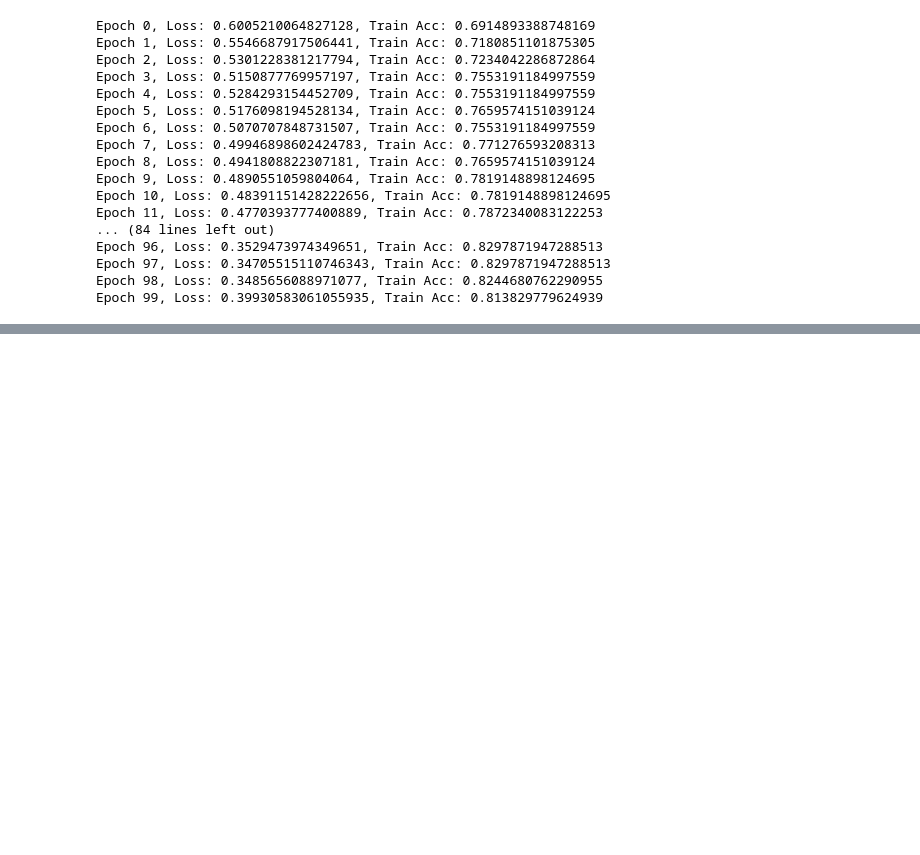
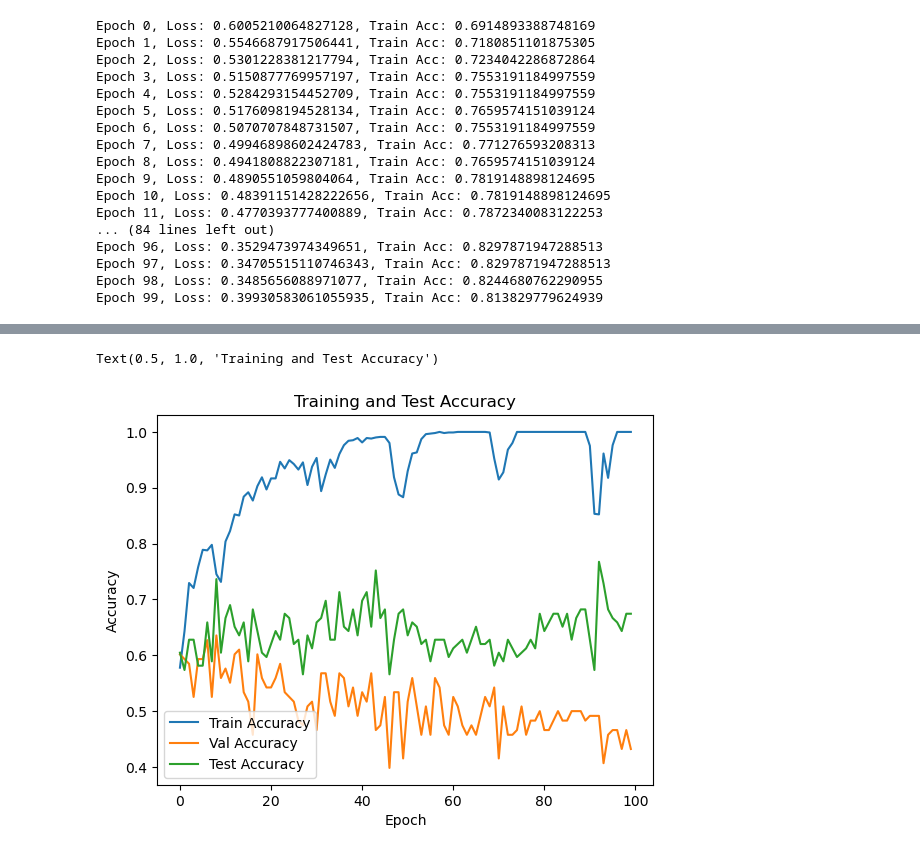
Before and after one commit to Purkinje-cell/BulkPheno, a Jupyter notebook: scripts/TNBC.ipynb, the cells around one changed output, grey strips where cells are left out. Cells and saved outputs as stored; diff of their text form; code cells hidden in the pictures; blank space fills up the shorter version.

```diff
--- a/scripts/TNBC.ipynb
+++ b/scripts/TNBC.ipynb
@@ -496,12 +588,13 @@ Epoch 98, Loss: 0.3485656088971077, Train Acc: 0.8244680762290955
 Epoch 99, Loss: 0.39930583061055935, Train Acc: 0.813829779624939
 # %%
 from model import BaselineGNN
-from sklearn.metrics import roc_auc_score
+from sklearn.metrics import roc_auc_score, f1_score
 from torch_geometric.data import DataLoader
-train_dataset = GraphDataset(root='..', adata_dir='../data/TNBC_adata', label_dir='../data/TNBC_raw/train_labels.csv')
-test_dataset = GraphDataset(root='..', adata_dir='../data/TNBC_adata', label_dir='../data/TNBC_raw/test_labels.csv', training=False)
+# train_dataset = GraphDataset(root='..', adata_dir='../data/TNBC_adata', label_dir='../data/TNBC_raw/train_labels.csv')
+# test_dataset = GraphDataset(root='..', adata_dir='../data/TNBC_adata', label_dir='../data/TNBC_raw/test_labels.csv', training=False)
 
 train_loader = DataLoader(train_dataset, batch_size=16, shuffle=True)
+val_loader = DataLoader(val_dataset, batch_size=16, shuffle=False)
 test_loader = DataLoader(test_dataset, batch_size=16, shuffle=False)
 device = torch.device('cuda' if torch.cuda.is_available() else 'cpu')
 model = BaselineGNN(gcn_first=16, gcn_second=16, fc_1=32, fc_2=2, cls_hidden=32, number_of_features=37)
@@ -513,14 +606,24 @@ optimizer = torch.optim.Adam(model.parameters(), lr=1e-3, weight_decay=1e-5)
 # train_loader = DataLoader(train_dataset, batch_size=8, shuffle=True)
 # test_loader = DataLoader(test_dataset, batch_size=8, shuffle=False)
 train_accs = []
+val_accs = []
 test_accs = []
+train_losses = []
+val_losses = []
+test_losses = []
+train_f1s = []
+val_f1s = []
+test_f1s = []
 for epoch in range(100):  # Example: 100 epochs
     model.train()
     total_loss = 0
     train_acc_num = 0
+    val_acc_num = 0
     test_acc_num = 0
     train_label = []
     train_probs = []
+    val_label = []
+    val_probs = []
     test_label = []
     test_probs = []
     for data in train_loader:
@@ -535,15 +638,31 @@ for epoch in range(100):  # Example: 100 epochs
         train_label.extend(data.y.cpu().numpy())
         train_probs.extend(probs)
     print('Train AUC:', roc_auc_score(train_label, train_probs))
+    print('Train F1: ', f1_score(train_label, np.array(train_probs) > 0.5))
+    train_f1s.append(f1_score(train_label, np.array(train_probs) > 0.5))
     train_acc = train_acc_num / len(train_dataset)
+    for data in val_loader:
+        data = data.to(device)
+        _, loss, correct_num, probs = model(data)
+        val_acc_num += correct_num
+        probs = probs.cpu().detach().numpy()[:, 1]
+        val_probs.extend(probs)
+        val_label.extend(data.y.cpu().numpy())
+    print('Val AUC:', roc_auc_score(val_label, val_probs))
+    print('Val F1: ', f1_score(val_label, np.array(val_probs) > 0.5))
+    val_f1s.append(f1_score(val_label, np.array(val_probs) > 0.5))
+    val_acc = val_acc_num / len(val_dataset)
+    val_accs.append(val_acc)
     for data in test_loader:
         data = data.to(device)
-        _, _, correct_num, probs = model(data)
+        _, loss, correct_num, probs = model(data)
         test_acc_num += correct_num
         probs = probs.cpu().detach().numpy()[:, 1]
         test_probs.extend(probs)
         test_label.extend(data.y.cpu().numpy())
     print('Test AUC:', roc_auc_score(test_label, test_probs))
+    print('Test F1: ', f1_score(test_label, np.array(test_probs) > 0.5))
+    test_f1s.append(f1_score(test_label, np.array(test_probs) > 0.5))
     test_acc = test_acc_num / len(test_dataset)
     train_accs.append(train_acc)
     test_accs.append(test_acc)
@@ -568,0 +688,13 @@ Epoch 99, Loss: 0.002805659229284891, Train Acc: 0.9875621795654297, Test Acc: 0
+# %%
+train_accs = [x.item() for x in train_accs]
+val_accs = [x.item() for x in val_accs]
+test_accs = [x.item() for x in test_accs]
+sns.lineplot(x=range(len(train_accs)), y=train_accs, label='Train Accuracy')
+sns.lineplot(x=range(len(val_accs)), y=val_accs, label='Val Accuracy')
+sns.lineplot(x=range(len(test_accs)), y=test_accs, label='Test Accuracy')
+plt.xlabel('Epoch')
+plt.ylabel('Accuracy')
+plt.title('Training and Test Accuracy')
+# %% [output]
+Text(0.5, 1.0, 'Training and Test Accuracy')
+[figure, added]
```
Also changed, not shown: parts of 19 cells of this notebook, 14 other files.
